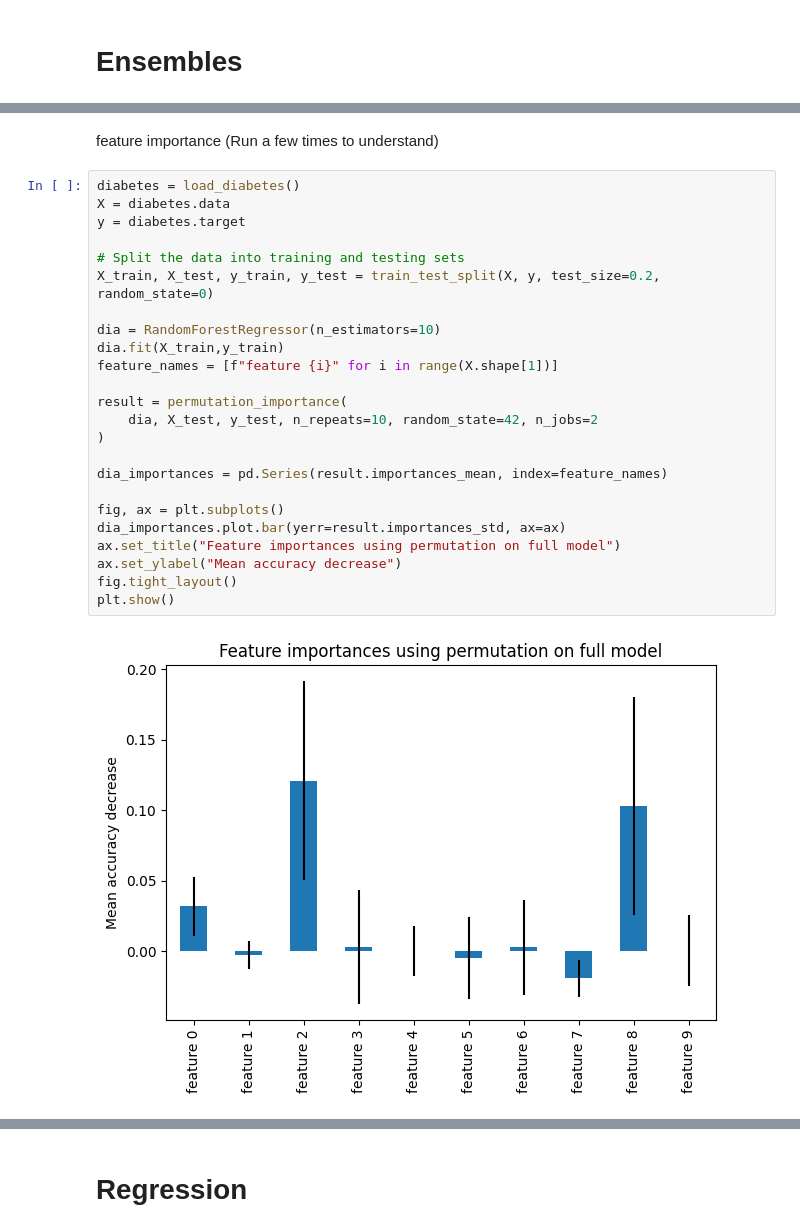
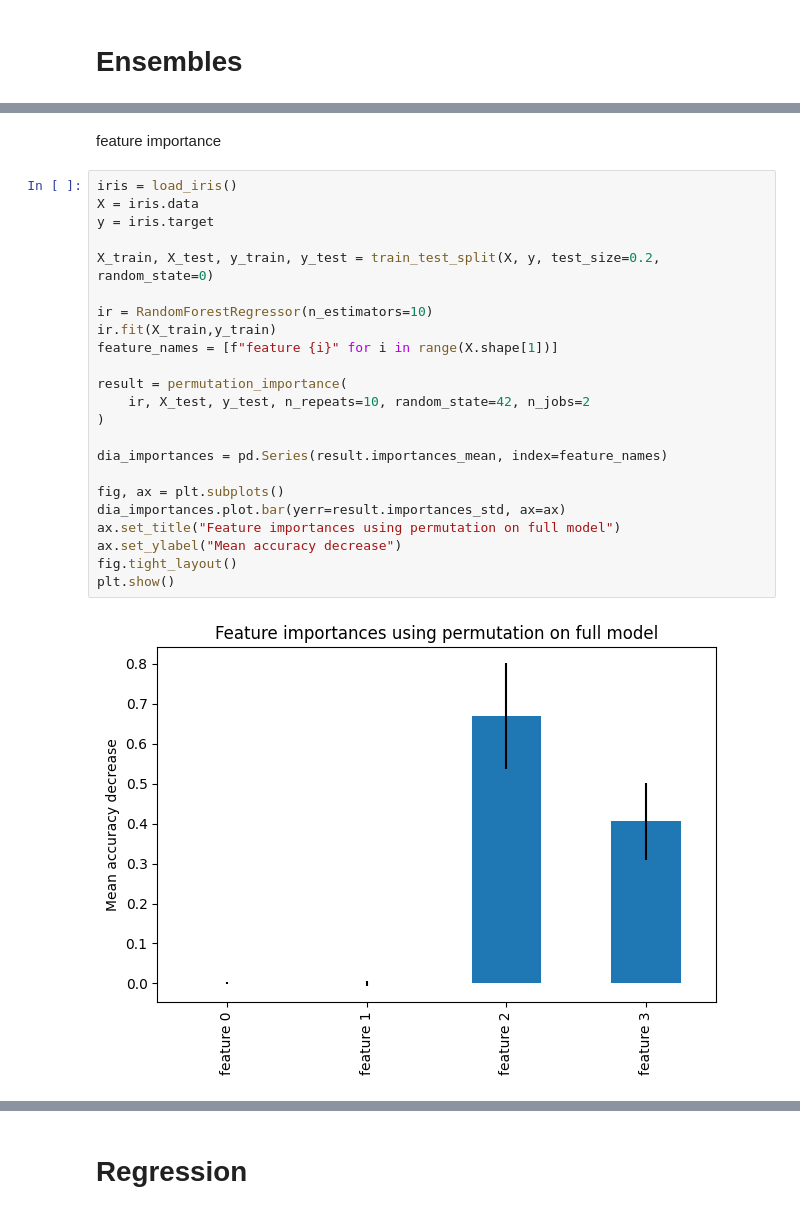
Before and after one commit to LuizFonteles/ada_boost_and_ensembles_trees.ipynb, a Jupyter notebook: ensembles-students.ipynb, the cells around one changed output, grey strips where cells are left out. Drawn from its saved outputs; the diff is of its cells as text.

```diff
--- a/ensembles-students.ipynb
+++ b/ensembles-students.ipynb
@@ -217,29 +217,28 @@ Random Forest Classifier (Diabetes) Cross-Validation Score (Accuracy): Mean = 0.
-# %% [markdown]
-feature importance (Run a few times to understand)
+# %% [markdown]
+feature importance
 # %%
-diabetes = load_diabetes()
-X = diabetes.data
-y = diabetes.target
+iris = load_iris()
+X = iris.data
+y = iris.target
 
-# Split the data into training and testing sets
 X_train, X_test, y_train, y_test = train_test_split(X, y, test_size=0.2, random_state=0)
 
-dia = RandomForestRegressor(n_estimators=10)
-dia.fit(X_train,y_train)
+ir = RandomForestRegressor(n_estimators=10)
+ir.fit(X_train,y_train)
 feature_names = [f"feature {i}" for i in range(X.shape[1])]
 
 result = permutation_importance(
-    dia, X_test, y_test, n_repeats=10, random_state=42, n_jobs=2
+    ir, X_test, y_test, n_repeats=10, random_state=42, n_jobs=2
 )
 
 dia_importances = pd.Series(result.importances_mean, index=feature_names)
 
 fig, ax = plt.subplots()
 dia_importances.plot.bar(yerr=result.importances_std, ax=ax)
 ax.set_title("Feature importances using permutation on full model")
 ax.set_ylabel("Mean accuracy decrease")
 fig.tight_layout()
 plt.show()
 # %% [output]
-[figure, old version]
+[figure, new version]
 # %% [markdown]
```
Also changed, not shown: parts of 18 cells of this notebook, 3 other files.
